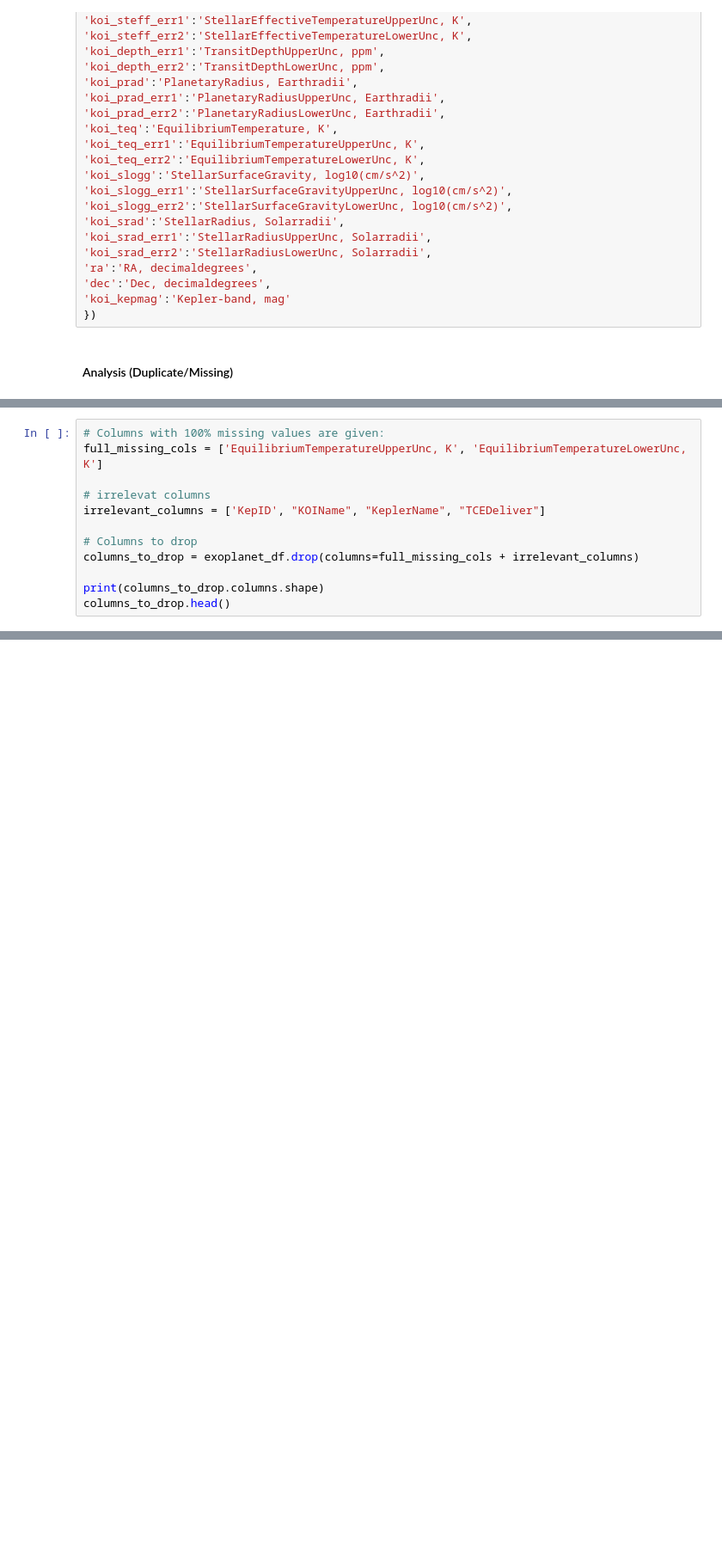
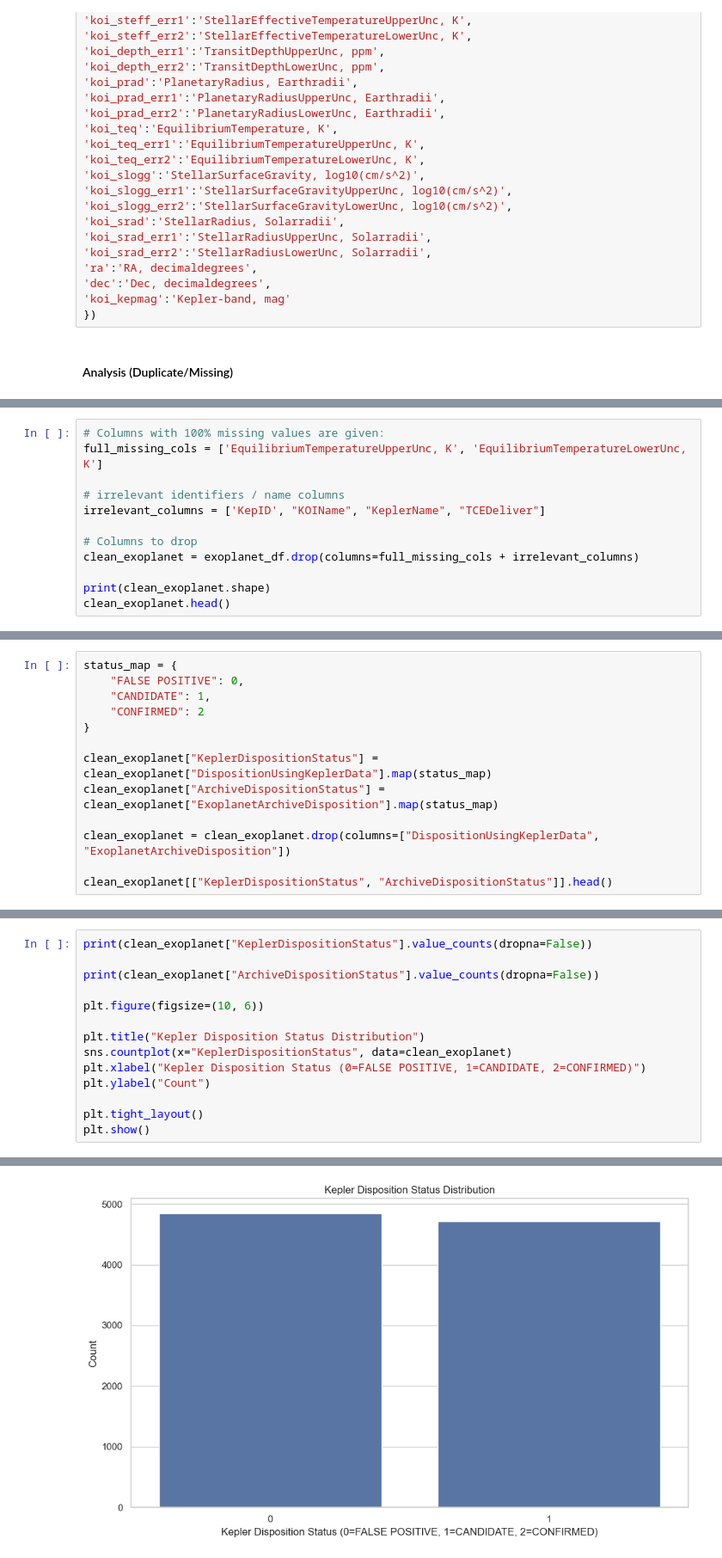
Before and after one commit to Waqarahmedkhan96/Machine-Learning-Lab, a Jupyter notebook: assignment_4_detecting exoplanets/detecting exoplanets.ipynb, the cells around one changed output, grey strips where cells are left out. Shown at 86% size. Cells and saved outputs as stored; diff of their text form; blank space fills up the shorter version.

Commit message:
Data Preprocessing done, Train/Valid,Test_split done

```diff
--- a/assignment_4_detecting exoplanets/detecting exoplanets.ipynb
+++ b/assignment_4_detecting exoplanets/detecting exoplanets.ipynb
@@ -165,12 +170,12 @@ dtype: float64
 # Columns with 100% missing values are given:
 full_missing_cols = ['EquilibriumTemperatureUpperUnc, K', 'EquilibriumTemperatureLowerUnc, K']
 
-# irrelevat columns
+# irrelevant identifiers / name columns
 irrelevant_columns = ['KepID', "KOIName", "KeplerName", "TCEDeliver"]
 
 # Columns to drop
-columns_to_drop = exoplanet_df.drop(columns=full_missing_cols + irrelevant_columns)
+clean_exoplanet = exoplanet_df.drop(columns=full_missing_cols + irrelevant_columns)
 
-print(columns_to_drop.columns.shape)
-columns_to_drop.head()
+print(clean_exoplanet.shape)
+clean_exoplanet.head()
 # %% [output]
@@ -181,3 +186,16 @@ columns_to_drop.head()
 | 2 | CANDIDATE | CANDIDATE | 0.000 | 0 | 0 | ... |
 | 3 | FALSE POSITIVE | FALSE POSITIVE | 0.000 | 0 | 1 | ... |
 | 4 | CONFIRMED | CANDIDATE | 1.000 | 0 | 0 | ... |
+# %%
+status_map = {
+    "FALSE POSITIVE": 0,
+    "CANDIDATE": 1,
+    "CONFIRMED": 2
+}
+
+clean_exoplanet["KeplerDispositionStatus"] = clean_exoplanet["DispositionUsingKeplerData"].map(status_map)
+clean_exoplanet["ArchiveDispositionStatus"] = clean_exoplanet["ExoplanetArchiveDisposition"].map(status_map)
+
+clean_exoplanet = clean_exoplanet.drop(columns=["DispositionUsingKeplerData", "ExoplanetArchiveDisposition"])
+
+clean_exoplanet[["KeplerDispositionStatus", "ArchiveDispositionStatus"]].head()
@@ -183,0 +211,15 @@ columns_to_drop.head()
+# %%
+print(clean_exoplanet["KeplerDispositionStatus"].value_counts(dropna=False))
+
+print(clean_exoplanet["ArchiveDispositionStatus"].value_counts(dropna=False))
+
+plt.figure(figsize=(10, 6))
+
+plt.title("Kepler Disposition Status Distribution")
+sns.countplot(x="KeplerDispositionStatus", data=clean_exoplanet)
+plt.xlabel("Kepler Disposition Status (0=FALSE POSITIVE, 1=CANDIDATE, 2=CONFIRMED)")
+plt.ylabel("Count")
+
+plt.tight_layout()
+plt.show()
+# %% [output]
@@ -183,0 +235 @@ columns_to_drop.head()
+[figure, added]
```
Also changed, not shown: parts of 20 cells of this notebook.
